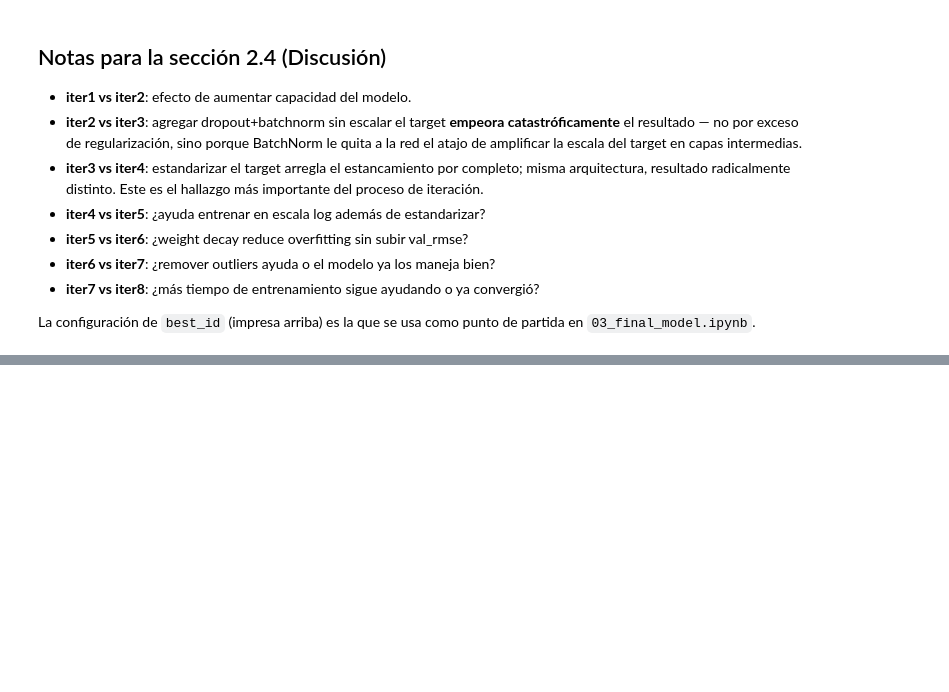
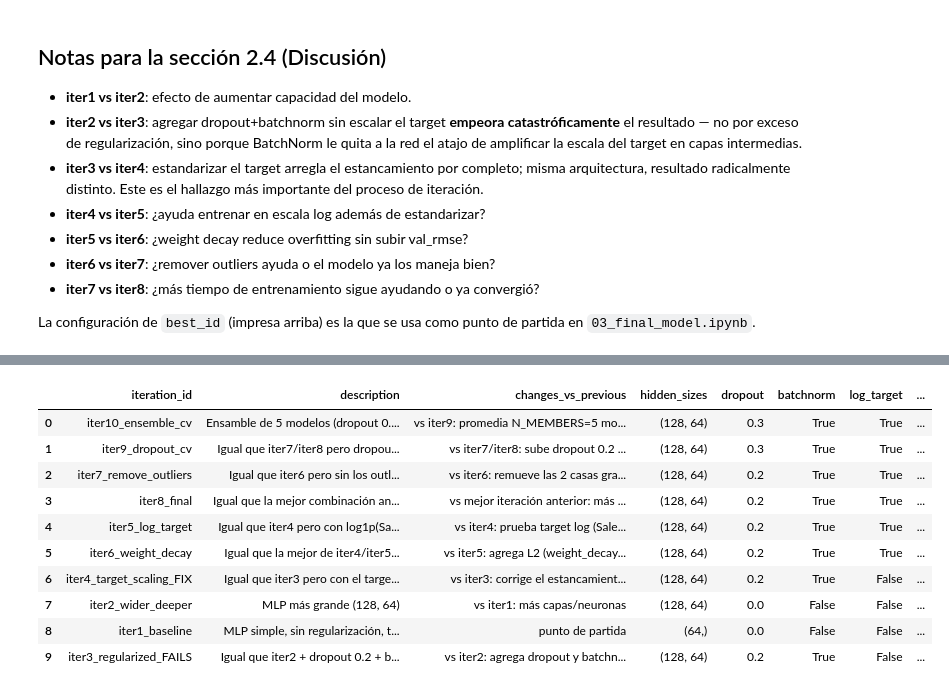
Before and after one commit to jlope384/Proyecto-01-DL, a Jupyter notebook: notebooks/02_experiments.ipynb, the cells around one changed output, grey strips where cells are left out. Saved outputs shown, nothing was run; the diff lists cells and outputs as text; code cells hidden in the pictures; blank space fills up the shorter version.

```diff
--- a/notebooks/02_experiments.ipynb
+++ b/notebooks/02_experiments.ipynb
@@ -422,0 +576,53 @@ partida en `03_final_model.ipynb`.
+# %%
+r2_rows = [
+    {
+        "iteration_id": "iter9_dropout_cv",
+        "description": "Igual que iter7/iter8 pero dropout 0.3, evaluado con 5-fold CV",
+        "changes_vs_previous": "vs iter7/iter8: sube dropout 0.2 -> 0.3 para reducir el gap train/val; metodologia cambia de un split 80/20 a 5-fold CV",
+        "hidden_sizes": "(128, 64)",
+        "dropout": 0.3,
+        "batchnorm": True,
+        "log_target": True,
+        "scale_target": True,
+        "optimizer": "Adam",
+        "lr": 0.001,
+        "weight_decay": 0.0001,
+        "epochs_trained": None,
+        "train_rmse": round(float(np.mean(cv_train_03)), 2),
+        "val_rmse": round(float(np.mean(cv_val_03)), 2),
+        "notes": f"promedio 5-fold CV (+/- {np.std(cv_val_03):.0f}); gap train/val menor que iter7/iter8",
+    },
+    {
+        "iteration_id": "iter10_ensemble_cv",
+        "description": "Ensamble de 5 modelos (dropout 0.3) promediados, evaluado con 5-fold CV",
+        "changes_vs_previous": "vs iter9: promedia N_MEMBERS=5 modelos con distinta semilla (bagging) en vez de un unico modelo",
+        "hidden_sizes": "(128, 64)",
+        "dropout": 0.3,
+        "batchnorm": True,
+        "log_target": True,
+        "scale_target": True,
+        "optimizer": "Adam",
+        "lr": 0.001,
+        "weight_decay": 0.0001,
+        "epochs_trained": None,
+        "train_rmse": None,
+        "val_rmse": round(float(np.mean(ensemble_val_r2)), 2),
+        "notes": f"promedio 5-fold CV (+/- {np.std(ensemble_val_r2):.0f}) de RMSE del ensamble; mejor que iter9 en las 5 particiones. Configuracion final usada en 03_final_model.ipynb.",
+    },
+]
+
+log_df_full = pd.concat([log_df, pd.DataFrame(r2_rows)], ignore_index=True).sort_values("val_rmse").reset_index(drop=True)
+log_df_full.to_csv("../experiments/experiments_log.csv", index=False)
+log_df_full
+# %% [output]
+|  | iteration_id | description | changes_vs_previous | hidden_sizes | dropout | batchnorm | log_target | ... |
+| 0 | iter10_ensemble_cv | Ensamble de 5 modelos (dropout 0.... | vs iter9: promedia N_MEMBERS=5 mo... | (128, 64) | 0.3 | True | True | ... |
+| 1 | iter9_dropout_cv | Igual que iter7/iter8 pero dropou... | vs iter7/iter8: sube dropout 0.2 ... | (128, 64) | 0.3 | True | True | ... |
+| 2 | iter7_remove_outliers | Igual que iter6 pero sin los outl... | vs iter6: remueve las 2 casas gra... | (128, 64) | 0.2 | True | True | ... |
+| 3 | iter8_final | Igual que la mejor combinación an... | vs mejor iteración anterior: más ... | (128, 64) | 0.2 | True | True | ... |
+| 4 | iter5_log_target | Igual que iter4 pero con log1p(Sa... | vs iter4: prueba target log (Sale... | (128, 64) | 0.2 | True | True | ... |
+| 5 | iter6_weight_decay | Igual que la mejor de iter4/iter5... | vs iter5: agrega L2 (weight_decay... | (128, 64) | 0.2 | True | True | ... |
+| 6 | iter4_target_scaling_FIX | Igual que iter3 pero con el targe... | vs iter3: corrige el estancamient... | (128, 64) | 0.2 | True | False | ... |
+| 7 | iter2_wider_deeper | MLP más grande (128, 64) | vs iter1: más capas/neuronas | (128, 64) | 0.0 | False | False | ... |
+| 8 | iter1_baseline | MLP simple, sin regularización, t... | punto de partida | (64,) | 0.0 | False | False | ... |
+| 9 | iter3_regularized_FAILS | Igual que iter2 + dropout 0.2 + b... | vs iter2: agrega dropout y batchn... | (128, 64) | 0.2 | True | False | ... |
```
Also changed, not shown: parts of 5 cells of this notebook, 13 other files.
